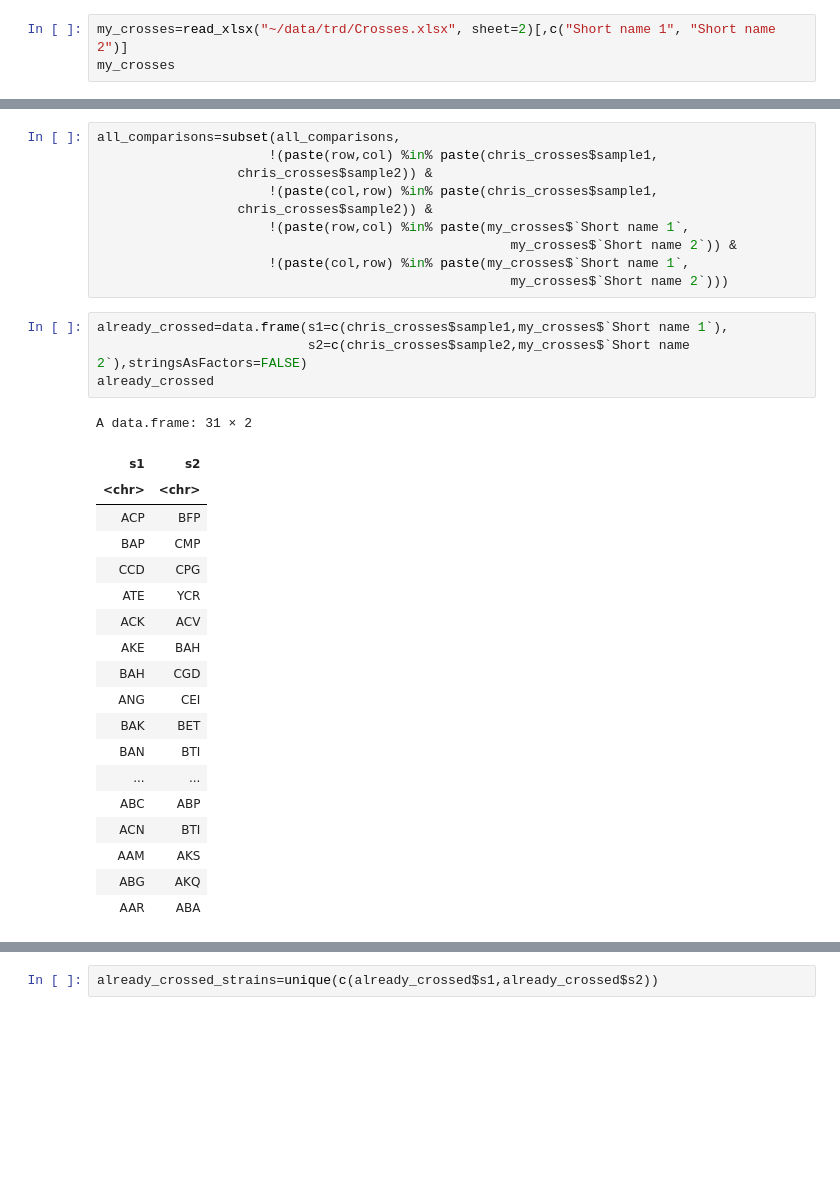
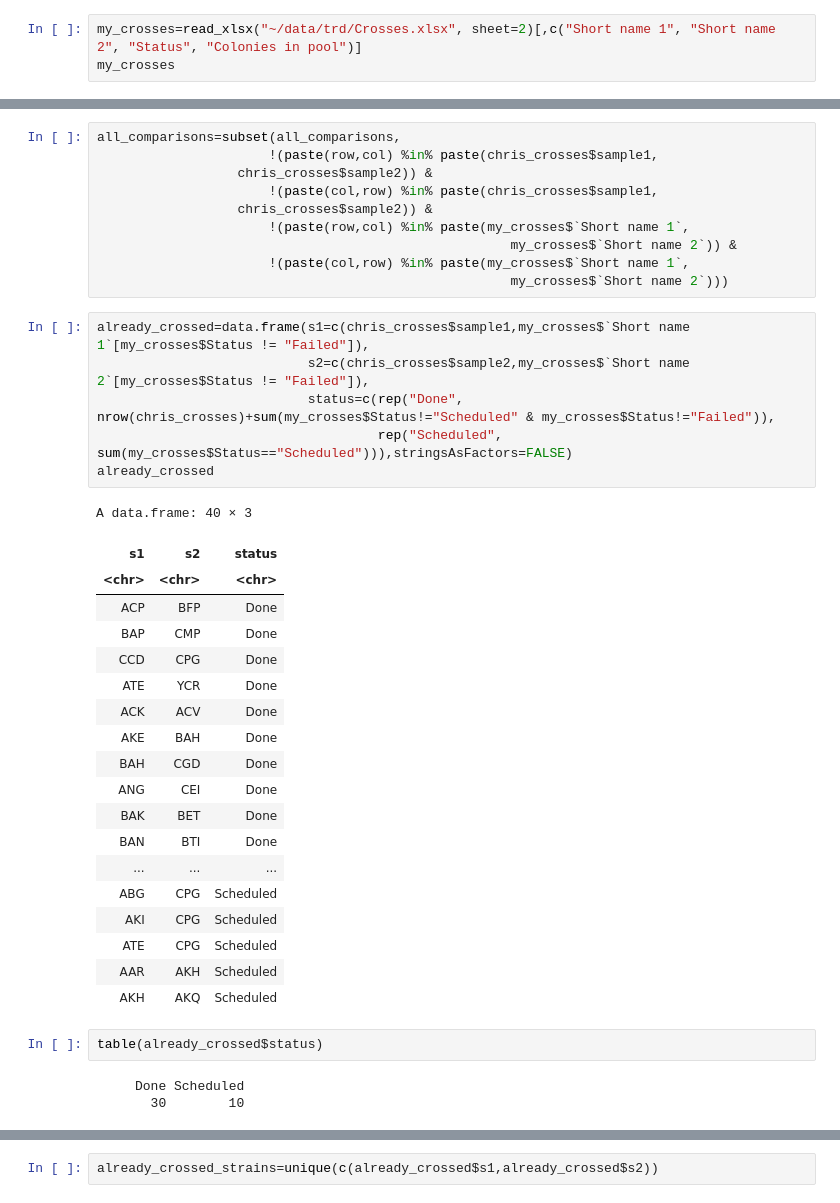
Before and after one commit to jnrunge/TRD, a Jupyter notebook: All measures except opposite homozygous loci.ipynb, the cells around one changed output, grey strips where cells are left out. Saved outputs shown, nothing was run; the diff lists cells and outputs as text; blank space fills up the shorter version.

```diff
--- a/All measures except opposite homozygous loci.ipynb
+++ b/All measures except opposite homozygous loci.ipynb
@@ -20,6 +3,6 @@ The following objects are masked from 'package:base':
 # %%
 library(readxl)
 # %%
-my_crosses=read_xlsx("~/data/trd/Crosses.xlsx", sheet=2)[,c("Short name 1", "Short name 2")]
+my_crosses=read_xlsx("~/data/trd/Crosses.xlsx", sheet=2)[,c("Short name 1", "Short name 2", "Status", "Colonies in pool")]
 my_crosses
 # %% [output]
@@ -174,26 +176,33 @@ all_comparisons=subset(all_comparisons,
                       !(paste(col,row) %in% paste(my_crosses$`Short name 1`,
                                                      my_crosses$`Short name 2`)))
 # %%
-already_crossed=data.frame(s1=c(chris_crosses$sample1,my_crosses$`Short name 1`),
-                           s2=c(chris_crosses$sample2,my_crosses$`Short name 2`),stringsAsFactors=FALSE)
+already_crossed=data.frame(s1=c(chris_crosses$sample1,my_crosses$`Short name 1`[my_crosses$Status != "Failed"]),
+                           s2=c(chris_crosses$sample2,my_crosses$`Short name 2`[my_crosses$Status != "Failed"]),
+                           status=c(rep("Done", nrow(chris_crosses)+sum(my_crosses$Status!="Scheduled" & my_crosses$Status!="Failed")),
+                                    rep("Scheduled", sum(my_crosses$Status=="Scheduled"))),stringsAsFactors=FALSE)
 already_crossed
 # %% [output]
-A data.frame: 31 × 2
+A data.frame: 40 × 3
-| s1 | s2 |
-| <chr> | <chr> |
-| ACP | BFP |
-| BAP | CMP |
-| CCD | CPG |
-| ATE | YCR |
-| ACK | ACV |
-| AKE | BAH |
-| BAH | CGD |
-| ANG | CEI |
-| BAK | BET |
-| BAN | BTI |
-| ... | ... |
-| ABC | ABP |
-| ACN | BTI |
-| AAM | AKS |
-| ABG | AKQ |
-| AAR | ABA |
+| s1 | s2 | status |
+| <chr> | <chr> | <chr> |
+| ACP | BFP | Done |
+| BAP | CMP | Done |
+| CCD | CPG | Done |
+| ATE | YCR | Done |
+| ACK | ACV | Done |
+| AKE | BAH | Done |
+| BAH | CGD | Done |
+| ANG | CEI | Done |
+| BAK | BET | Done |
+| BAN | BTI | Done |
+| ... | ... | ... |
+| ABG | CPG | Scheduled |
+| AKI | CPG | Scheduled |
+| ATE | CPG | Scheduled |
+| AAR | AKH | Scheduled |
+| AKH | AKQ | Scheduled |
+# %%
+table(already_crossed$status)
+# %% [output]
+     Done Scheduled
+       30        10
```
Also changed, not shown: parts of 18 cells of this notebook, 2 other files.
